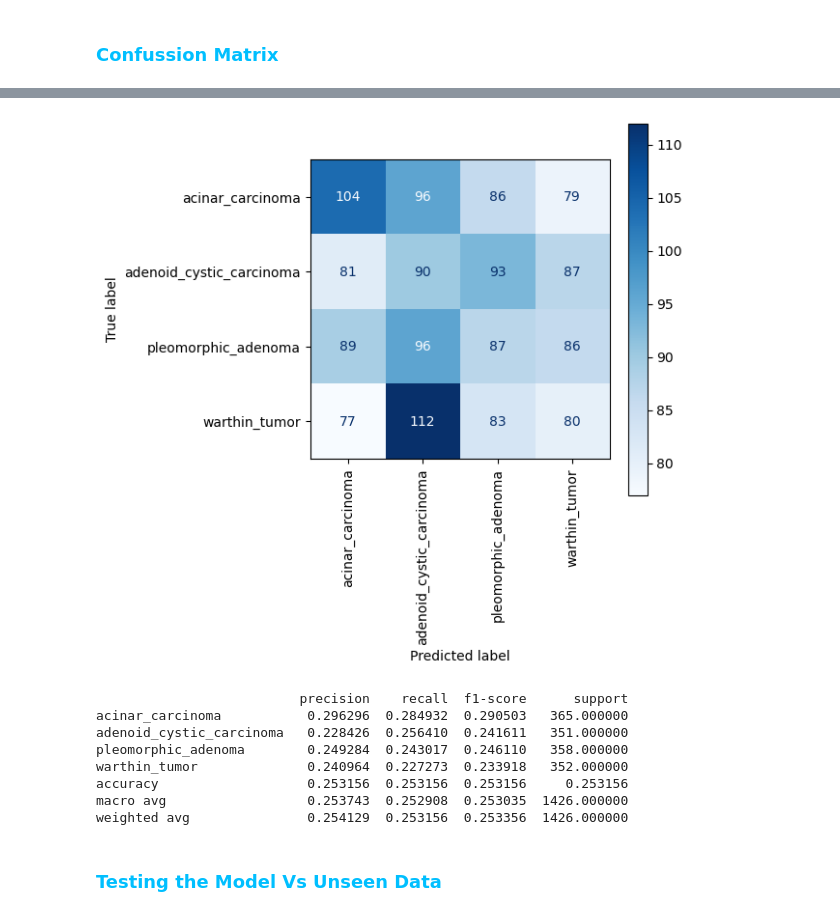
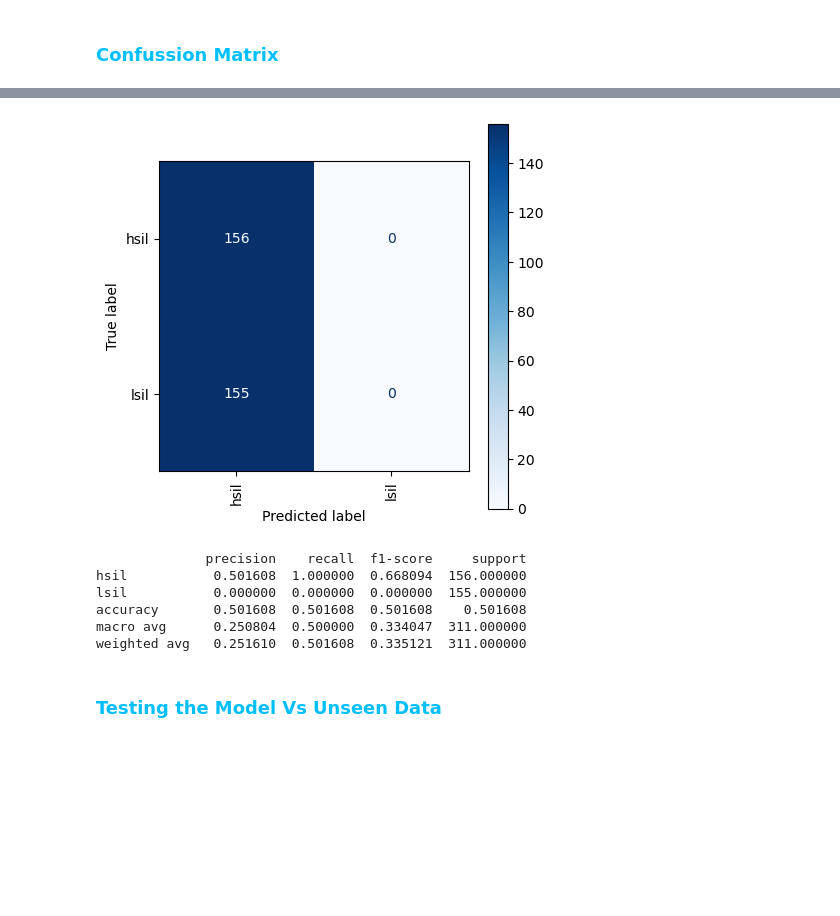
Before and after one commit to isi-mube/Cytology-Codex, a Jupyter notebook: 02_py_scripts/02_gynecological/02_modeling.ipynb, the cells around one changed output, grey strips where cells are left out. Cells and saved outputs as stored; diff of their text form; code cells hidden in the pictures; blank space fills up the shorter version.

```diff
--- a/02_py_scripts/02_gynecological/02_modeling.ipynb
+++ b/02_py_scripts/02_gynecological/02_modeling.ipynb
@@ -174,7 +170,7 @@ plt.show()
 # %% [markdown]
 <h3 style="color: #008080;">Loading the best epoch</h3>
 # %%
-checkpoint_path = os.path.join(gynecological, "00_epochs", "save_at_30.keras")
+checkpoint_path = os.path.join(gynecological, "00_epochs", "save_at_24.keras")
 model.load_weights(checkpoint_path)
 # %% [markdown]
 <h3 style="color: #00BFFF;">Confussion Matrix</h3>
@@ -184,7 +180,7 @@ true_labels = val_ds.classes
 
 # predictions
 predictions = model.predict(val_ds)
-pred_labels = np.argmax(predictions, axis=-1)
+pred_labels = (predictions > 0.5).astype("int32")  # classify as 0 or 1 based on threshold
 
 # compute the confusion matrix
 cm = confusion_matrix(true_labels, pred_labels)
@@ -209,12 +205,10 @@ print(df_report)
-[figure, old version]
+[figure, new version]
-                          precision    recall  f1-score      support
-acinar_carcinoma           0.296296  0.284932  0.290503   365.000000
-adenoid_cystic_carcinoma   0.228426  0.256410  0.241611   351.000000
-pleomorphic_adenoma        0.249284  0.243017  0.246110   358.000000
-warthin_tumor              0.240964  0.227273  0.233918   352.000000
-accuracy                   0.253156  0.253156  0.253156     0.253156
-macro avg                  0.253743  0.252908  0.253035  1426.000000
-weighted avg               0.254129  0.253156  0.253356  1426.000000
+              precision    recall  f1-score     support
+hsil           0.501608  1.000000  0.668094  156.000000
+lsil           0.000000  0.000000  0.000000  155.000000
+accuracy       0.501608  0.501608  0.501608    0.501608
+macro avg      0.250804  0.500000  0.334047  311.000000
+weighted avg   0.251610  0.501608  0.335121  311.000000
 # %% [markdown]
 <h3 style="color: #00BFFF;">Testing the Model Vs Unseen Data</h3>
 # %%
```
Also changed, not shown: parts of 6 cells of this notebook, 4 other files.
